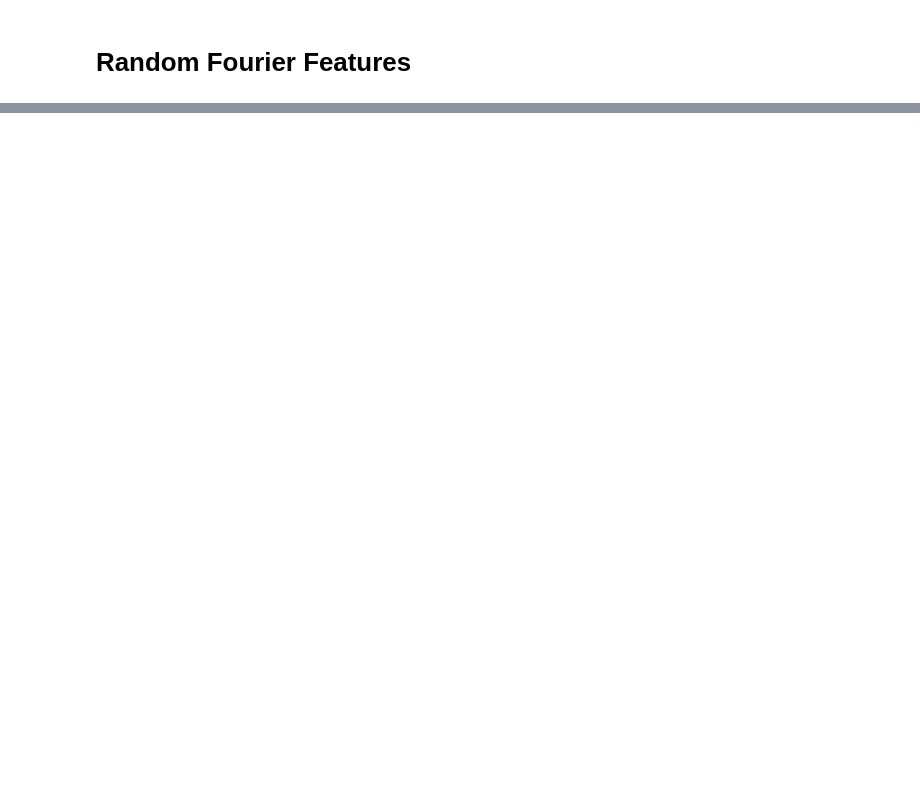
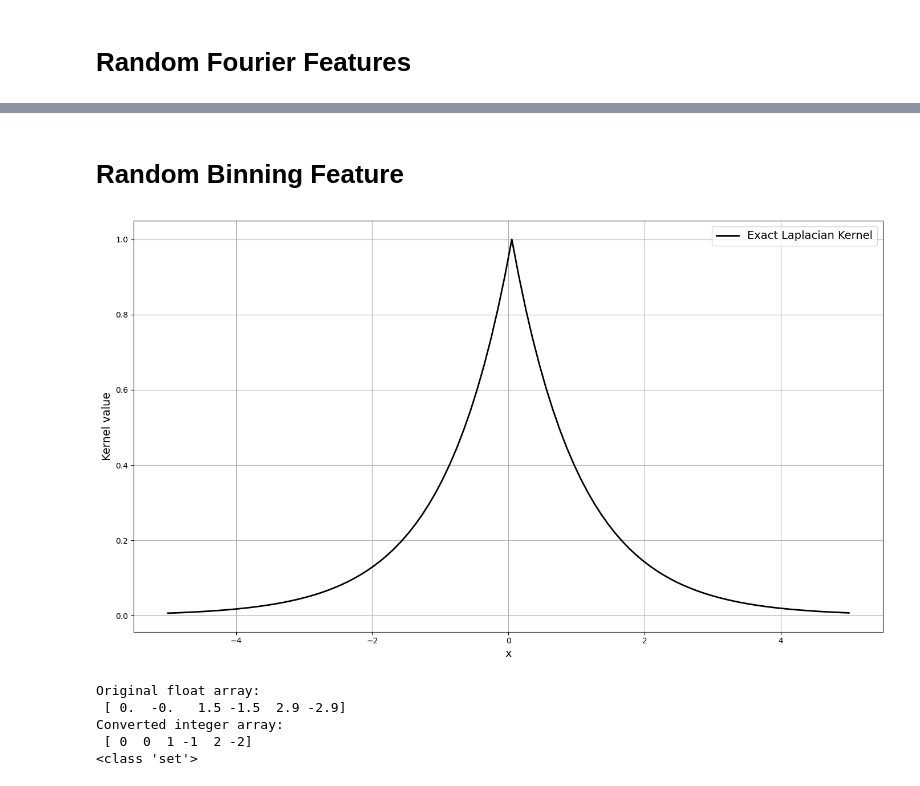
Before and after one commit to ZhenhuanSun/Random-Features, a Jupyter notebook: figures.ipynb, the cells around one changed output, grey strips where cells are left out. Cells and saved outputs as stored; diff of their text form; code cells hidden in the pictures; blank space fills up the shorter version.

Commit message:
Made some progress on the random binning feature.

```diff
--- a/figures.ipynb
+++ b/figures.ipynb
@@ -57,0 +58,42 @@ plt.show()
+# %% [markdown]
+# Random Binning Feature
+# %%
+x = np.linspace(-5, 5, 100).reshape(-1, 1)
+# Laplacian kernel with gamma = 1
+laplacian_kernel_exact = laplacian_kernel(x, None, 1)
+# We observe the kernel value of the 50th data point with respect to all other data points, including itself.
+ref = 50
+
+plt.figure(figsize=(14, 8))
+# colors = ['red', 'green', 'blue']
+# markers = ['o', 's', '^']
+# for i, D in enumerate([10, 100, 1000]):
+#     Z = rf.rff_1(x, D)
+#     gaussian_kernel_approximate = Z @ Z.T
+#     plt.plot(x, gaussian_kernel_approximate[ref, :], label=f'rff approximation (D={D})', color=colors[i], linestyle='--', marker=markers[i], markevery=5)
+
+plt.plot(x, laplacian_kernel_exact[ref, :], label='Exact Laplacian Kernel', color='black', linewidth=2)
+
+plt.xlabel('x', fontsize=14)
+plt.ylabel('Kernel value', fontsize=14)
+plt.legend(loc='best', fontsize=14)
+plt.grid(True)
+plt.tight_layout()
+plt.show()
+# %% [output]
+[figure, added]
+# %%
+float_array = np.array([0.0, -0.0, 1.5, -1.5, 2.9, -2.9])
+
+# Convert to integers
+int_array = float_array.astype(int)
+
+print("Original float array:\n", float_array)
+print("Converted integer array:\n", int_array)
+print(type(set(int_array)))
+# %% [output]
+Original float array:
+ [ 0.  -0.   1.5 -1.5  2.9 -2.9]
+Converted integer array:
+ [ 0  0  1 -1  2 -2]
+<class 'set'>
```
Also changed, not shown: parts of 4 cells of this notebook, 1 other file.
